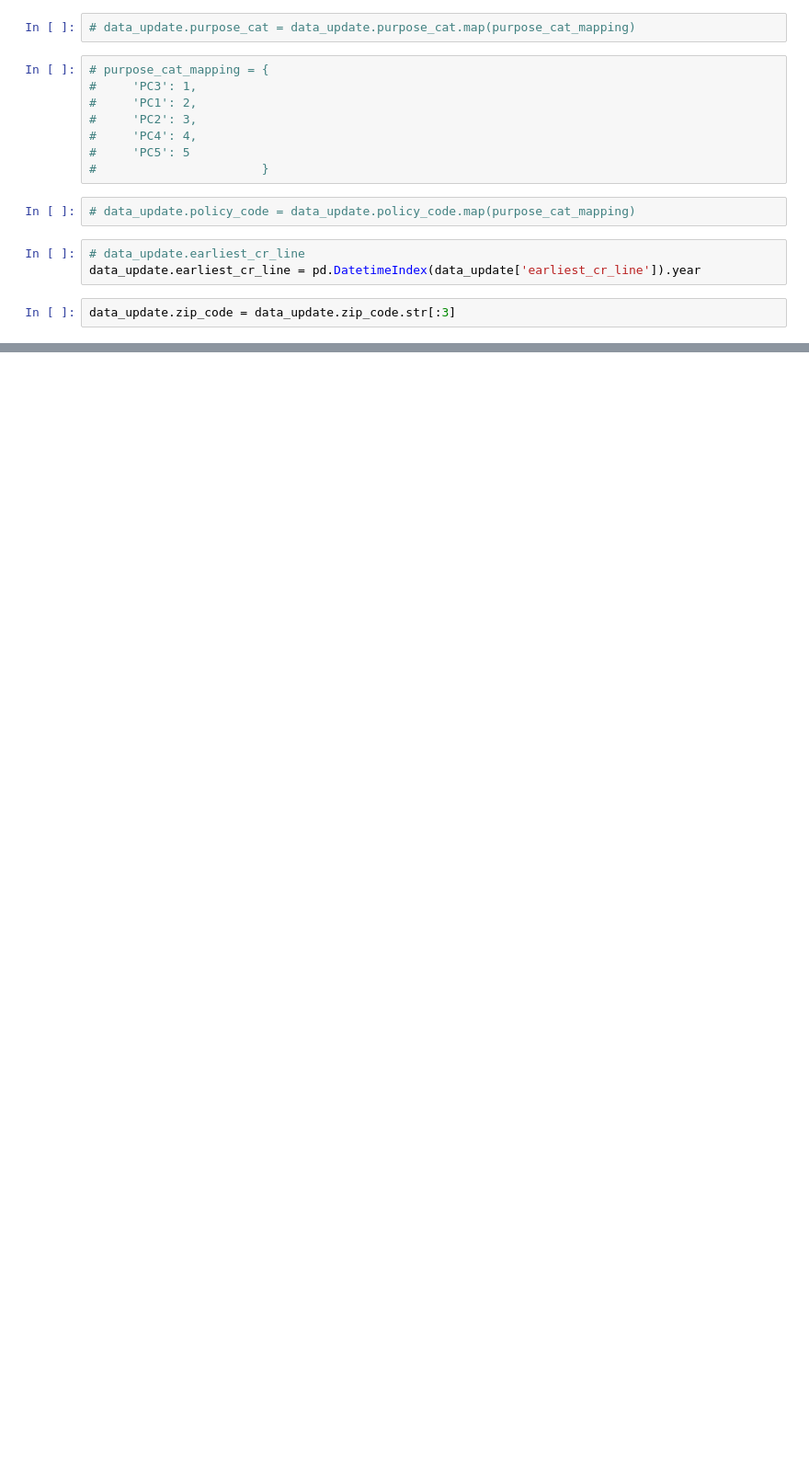
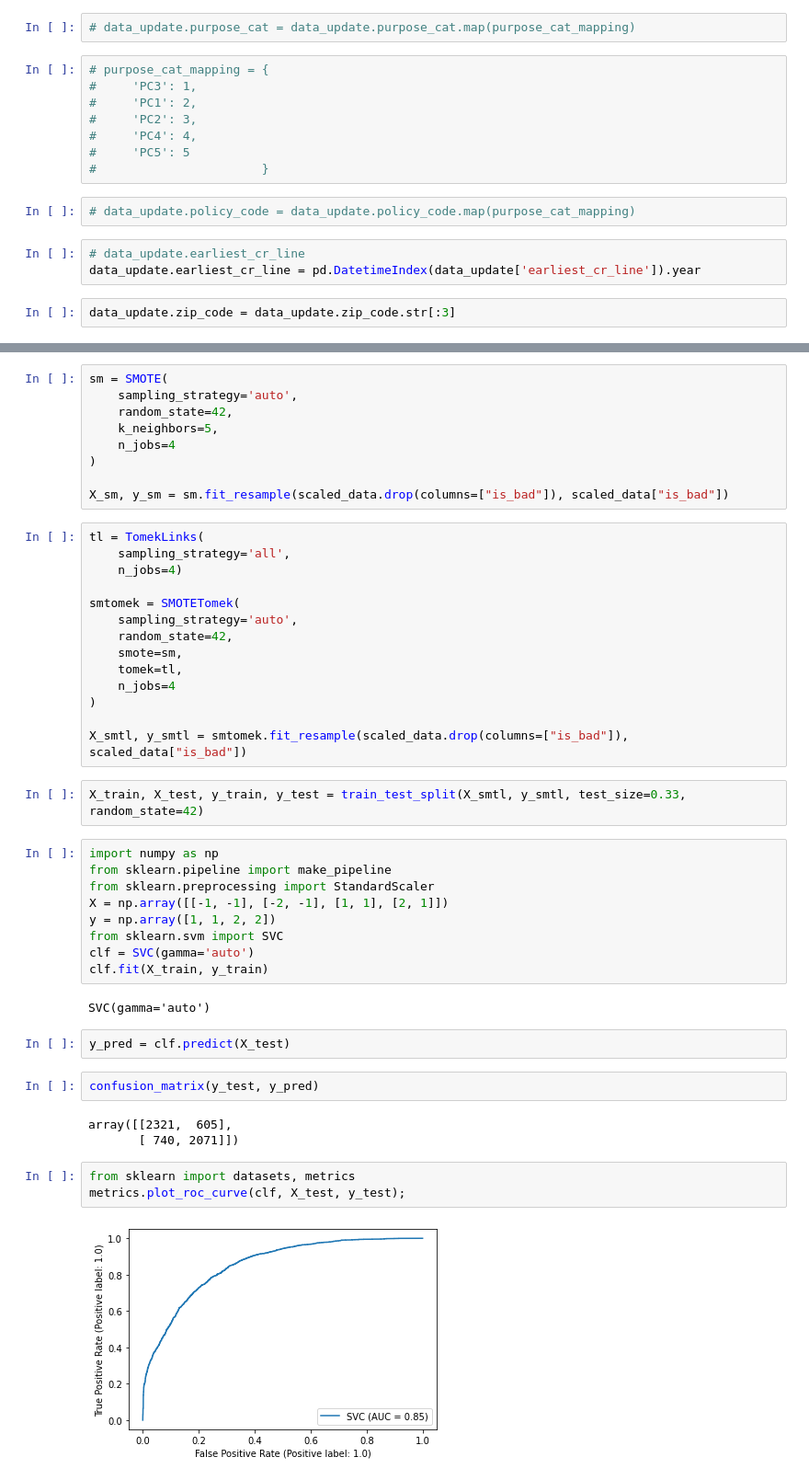
Before and after one commit to OuedraogoAbdoul/loan_prediction, a Jupyter notebook: notebooks/loan_data_analysis.ipynb, the cells around one changed output, grey strips where cells are left out. Shown at 92% size. Cells and saved outputs as stored; diff of their text form; blank space fills up the shorter version.

```diff
--- a/notebooks/loan_data_analysis.ipynb
+++ b/notebooks/loan_data_analysis.ipynb
@@ -304,0 +293,48 @@ pd.DataFrame(scaler.fit_transform(All_data), columns=All_data.columns.to_list())
+# %%
+sm = SMOTE(
+    sampling_strategy='auto',
+    random_state=42,
+    k_neighbors=5,
+    n_jobs=4
+)
+
+X_sm, y_sm = sm.fit_resample(scaled_data.drop(columns=["is_bad"]), scaled_data["is_bad"])
+# %%
+tl = TomekLinks(
+    sampling_strategy='all',
+    n_jobs=4)
+
+smtomek = SMOTETomek(
+    sampling_strategy='auto',
+    random_state=42,
+    smote=sm,
+    tomek=tl,
+    n_jobs=4
+)
+
+X_smtl, y_smtl = smtomek.fit_resample(scaled_data.drop(columns=["is_bad"]), scaled_data["is_bad"])
+# %%
+X_train, X_test, y_train, y_test = train_test_split(X_smtl, y_smtl, test_size=0.33, random_state=42)
+# %%
+import numpy as np
+from sklearn.pipeline import make_pipeline
+from sklearn.preprocessing import StandardScaler
+X = np.array([[-1, -1], [-2, -1], [1, 1], [2, 1]])
+y = np.array([1, 1, 2, 2])
+from sklearn.svm import SVC
+clf = SVC(gamma='auto')
+clf.fit(X_train, y_train)
+# %% [output]
+SVC(gamma='auto')
+# %%
+y_pred = clf.predict(X_test)
+# %%
+confusion_matrix(y_test, y_pred)
+# %% [output]
+array([[2321,  605],
+       [ 740, 2071]])
+# %%
+from sklearn import datasets, metrics
+metrics.plot_roc_curve(clf, X_test, y_test);
+# %% [output]
+[figure, added]
```
Also changed, not shown: parts of 19 cells of this notebook.
